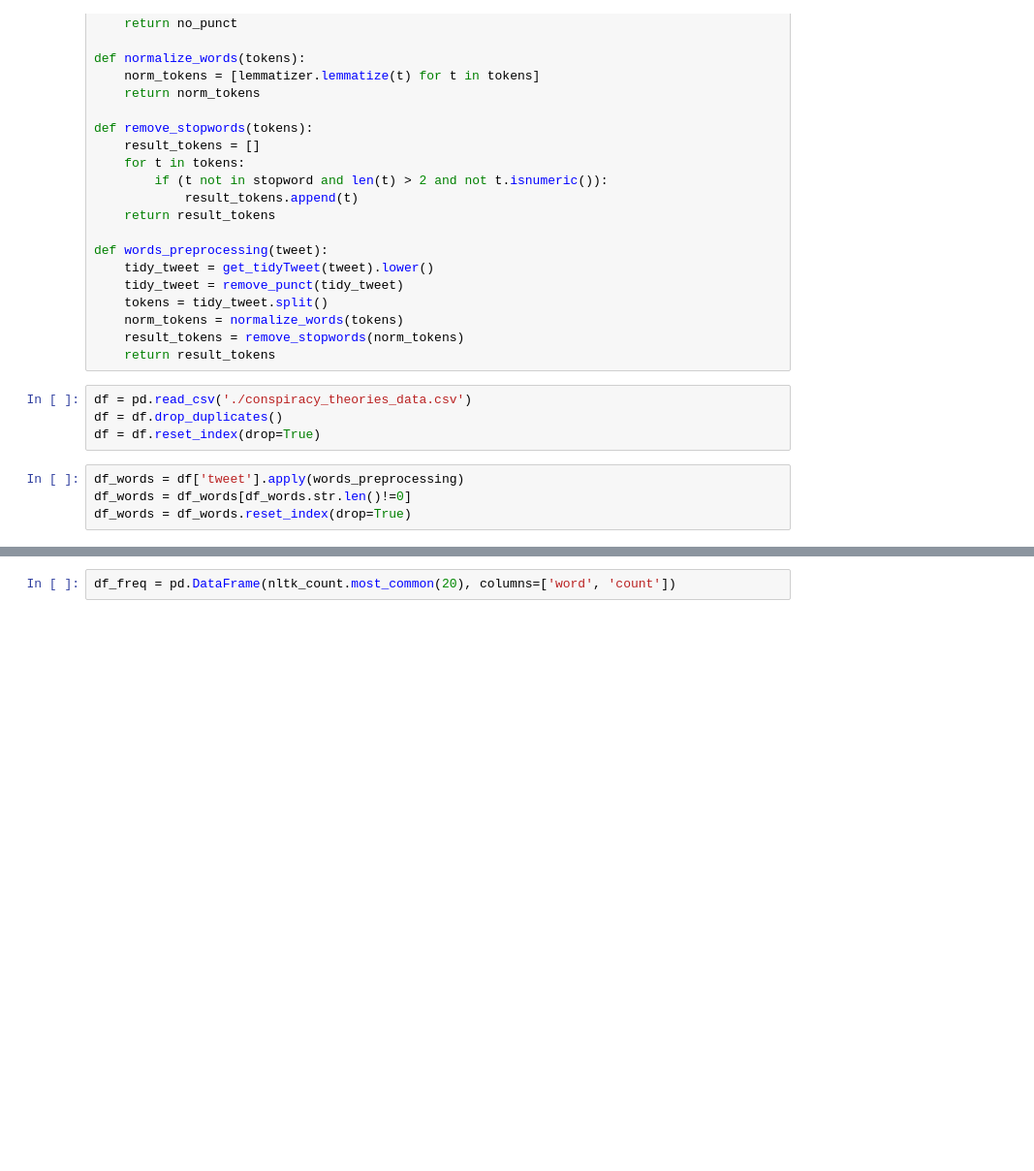
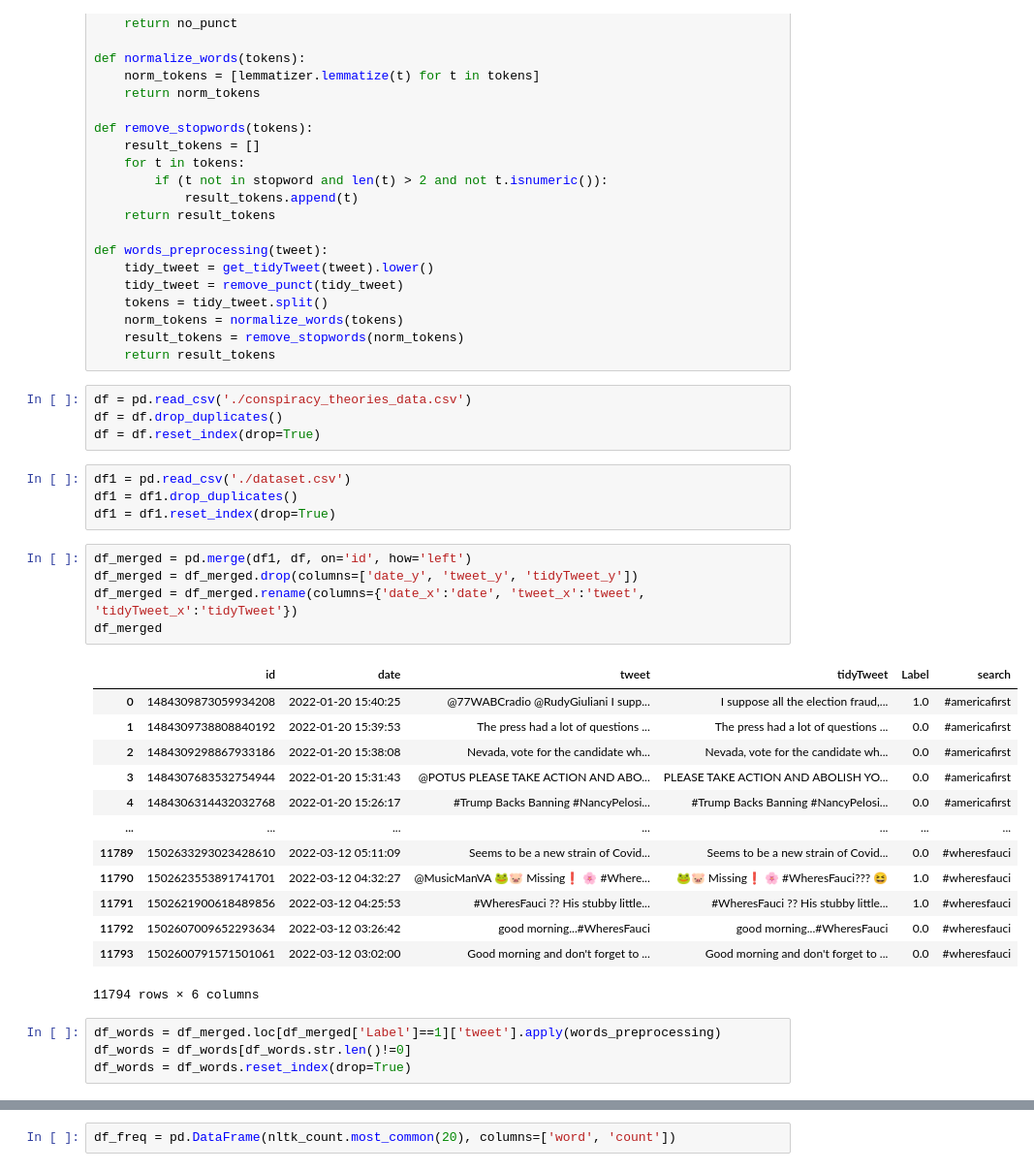
Before and after one commit to xdyhay/cmpt733_project, a Jupyter notebook: basic_analysis.ipynb, the cells around one changed output, grey strips where cells are left out. Shown at 97% size. Saved outputs shown, nothing was run; the diff lists cells and outputs as text; blank space fills up the shorter version.

```diff
--- a/basic_analysis.ipynb
+++ b/basic_analysis.ipynb
@@ -67,8 +66,31 @@ def words_preprocessing(tweet):
 df = pd.read_csv('./conspiracy_theories_data.csv')
 df = df.drop_duplicates()
 df = df.reset_index(drop=True)
+# %%
+df1 = pd.read_csv('./dataset.csv')
+df1 = df1.drop_duplicates()
+df1 = df1.reset_index(drop=True)
+# %%
+df_merged = pd.merge(df1, df, on='id', how='left')
+df_merged = df_merged.drop(columns=['date_y', 'tweet_y', 'tidyTweet_y'])
+df_merged = df_merged.rename(columns={'date_x':'date', 'tweet_x':'tweet', 'tidyTweet_x':'tidyTweet'})
+df_merged
+# %% [output]
+|  | id | date | tweet | tidyTweet | Label | search |
+| 0 | 1484309873059934208 | 2022-01-20 15:40:25 | @77WABCradio @RudyGiuliani I supp... | I suppose all the election fraud,... | 1.0 | #americafirst |
+| 1 | 1484309738808840192 | 2022-01-20 15:39:53 | The press had a lot of questions ... | The press had a lot of questions ... | 0.0 | #americafirst |
+| 2 | 1484309298867933186 | 2022-01-20 15:38:08 | Nevada, vote for the candidate wh... | Nevada, vote for the candidate wh... | 0.0 | #americafirst |
+| 3 | 1484307683532754944 | 2022-01-20 15:31:43 | @POTUS PLEASE TAKE ACTION AND ABO... | PLEASE TAKE ACTION AND ABOLISH YO... | 0.0 | #americafirst |
+| 4 | 1484306314432032768 | 2022-01-20 15:26:17 | #Trump Backs Banning #NancyPelosi... | #Trump Backs Banning #NancyPelosi... | 0.0 | #americafirst |
+| ... | ... | ... | ... | ... | ... | ... |
+| 11789 | 1502633293023428610 | 2022-03-12 05:11:09 | Seems to be a new strain of Covid... | Seems to be a new strain of Covid... | 0.0 | #wheresfauci |
+| 11790 | 1502623553891741701 | 2022-03-12 04:32:27 | @MusicManVA 🐸🐷 Missing❗️ 🌸 #Where... | 🐸🐷 Missing❗️ 🌸 #WheresFauci??? 😆 | 1.0 | #wheresfauci |
+| 11791 | 1502621900618489856 | 2022-03-12 04:25:53 | #WheresFauci ?? His stubby little... | #WheresFauci ?? His stubby little... | 1.0 | #wheresfauci |
+| 11792 | 1502607009652293634 | 2022-03-12 03:26:42 | good morning...#WheresFauci | good morning...#WheresFauci | 0.0 | #wheresfauci |
+| 11793 | 1502600791571501061 | 2022-03-12 03:02:00 | Good morning and don't forget to ... | Good morning and don't forget to ... | 0.0 | #wheresfauci |
+11794 rows × 6 columns
 # %%
-df_words = df['tweet'].apply(words_preprocessing)
+df_words = df_merged.loc[df_merged['Label']==1]['tweet'].apply(words_preprocessing)
 df_words = df_words[df_words.str.len()!=0]
 df_words = df_words.reset_index(drop=True)
 # %%
```
Also changed, not shown: parts of 4 cells of this notebook.
